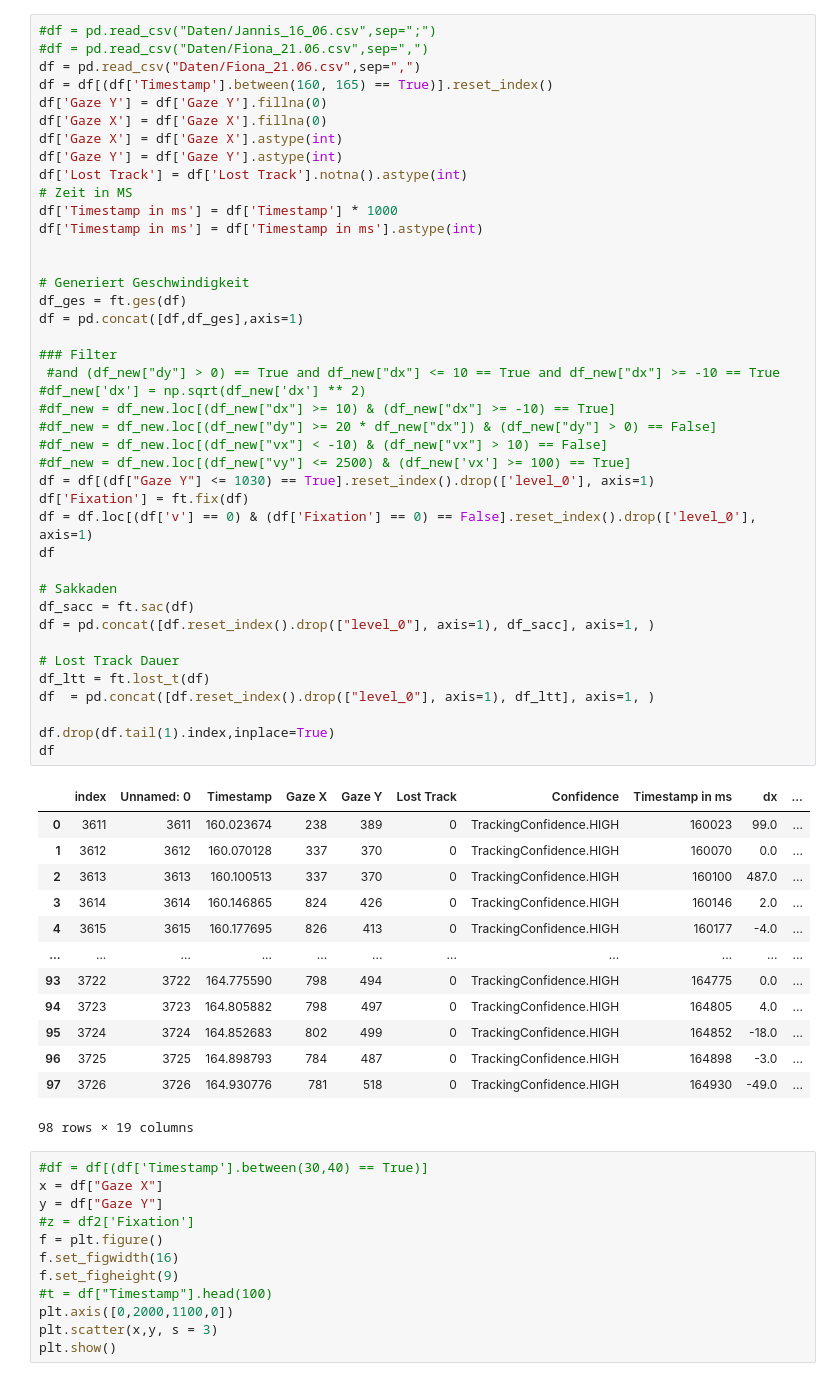
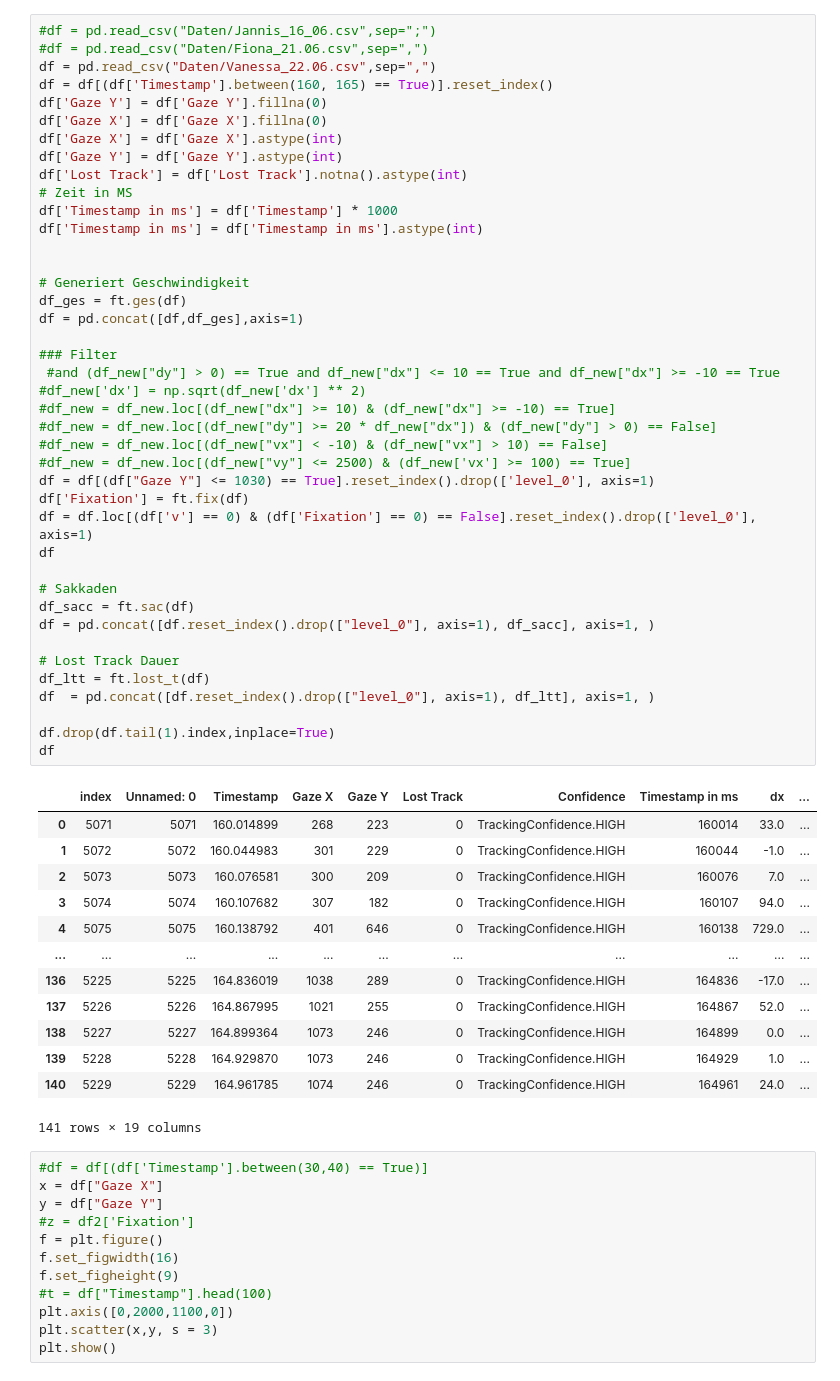
Before and after one commit to giannywise/Eyetracking, a Jupyter notebook: data_analysis.ipynb, the cells around one changed output. Saved outputs shown, nothing was run; the diff lists cells and outputs as text.

```diff
--- a/data_analysis.ipynb
+++ b/data_analysis.ipynb
@@ -11,7 +14,7 @@ import feature as ft
 # %%
 #df = pd.read_csv("Daten/Jannis_16_06.csv",sep=";")
 #df = pd.read_csv("Daten/Fiona_21.06.csv",sep=",")
-df = pd.read_csv("Daten/Fiona_21.06.csv",sep=",")
+df = pd.read_csv("Daten/Vanessa_22.06.csv",sep=",")
 df = df[(df['Timestamp'].between(160, 165) == True)].reset_index()
 df['Gaze Y'] = df['Gaze Y'].fillna(0)
 df['Gaze X'] = df['Gaze X'].fillna(0)
@@ -24,45 +27,45 @@ df['Timestamp in ms'] = df['Timestamp in ms'].astype(int)
 
 
 # Generiert Geschwindigkeit
 df_ges = ft.ges(df)
 df = pd.concat([df,df_ges],axis=1)
 
 ### Filter
  #and (df_new["dy"] > 0) == True and df_new["dx"] <= 10 == True and df_new["dx"] >= -10 == True
 #df_new['dx'] = np.sqrt(df_new['dx'] ** 2)
 #df_new = df_new.loc[(df_new["dx"] >= 10) & (df_new["dx"] >= -10) == True]
 #df_new = df_new.loc[(df_new["dy"] >= 20 * df_new["dx"]) & (df_new["dy"] > 0) == False]
 #df_new = df_new.loc[(df_new["vx"] < -10) & (df_new["vx"] > 10) == False]
 #df_new = df_new.loc[(df_new["vy"] <= 2500) & (df_new['vx'] >= 100) == True]
 df = df[(df["Gaze Y"] <= 1030) == True].reset_index().drop(['level_0'], axis=1)
 df['Fixation'] = ft.fix(df)
 df = df.loc[(df['v'] == 0) & (df['Fixation'] == 0) == False].reset_index().drop(['level_0'], axis=1)
 df
 
 # Sakkaden
 df_sacc = ft.sac(df)
 df = pd.concat([df.reset_index().drop(["level_0"], axis=1), df_sacc], axis=1, )
 
 # Lost Track Dauer
 df_ltt = ft.lost_t(df)
 df  = pd.concat([df.reset_index().drop(["level_0"], axis=1), df_ltt], axis=1, )
 
 df.drop(df.tail(1).index,inplace=True)
 df
 # %% [output]
 |  | index | Unnamed: 0 | Timestamp | Gaze X | Gaze Y | Lost Track | Confidence | Timestamp in ms | dx | ... |
-| 0 | 3611 | 3611 | 160.023674 | 238 | 389 | 0 | TrackingConfidence.HIGH | 160023 | 99.0 | ... |
-| 1 | 3612 | 3612 | 160.070128 | 337 | 370 | 0 | TrackingConfidence.HIGH | 160070 | 0.0 | ... |
-| 2 | 3613 | 3613 | 160.100513 | 337 | 370 | 0 | TrackingConfidence.HIGH | 160100 | 487.0 | ... |
-| 3 | 3614 | 3614 | 160.146865 | 824 | 426 | 0 | TrackingConfidence.HIGH | 160146 | 2.0 | ... |
-| 4 | 3615 | 3615 | 160.177695 | 826 | 413 | 0 | TrackingConfidence.HIGH | 160177 | -4.0 | ... |
+| 0 | 5071 | 5071 | 160.014899 | 268 | 223 | 0 | TrackingConfidence.HIGH | 160014 | 33.0 | ... |
+| 1 | 5072 | 5072 | 160.044983 | 301 | 229 | 0 | TrackingConfidence.HIGH | 160044 | -1.0 | ... |
+| 2 | 5073 | 5073 | 160.076581 | 300 | 209 | 0 | TrackingConfidence.HIGH | 160076 | 7.0 | ... |
+| 3 | 5074 | 5074 | 160.107682 | 307 | 182 | 0 | TrackingConfidence.HIGH | 160107 | 94.0 | ... |
+| 4 | 5075 | 5075 | 160.138792 | 401 | 646 | 0 | TrackingConfidence.HIGH | 160138 | 729.0 | ... |
 | ... | ... | ... | ... | ... | ... | ... | ... | ... | ... | ... |
-| 93 | 3722 | 3722 | 164.775590 | 798 | 494 | 0 | TrackingConfidence.HIGH | 164775 | 0.0 | ... |
-| 94 | 3723 | 3723 | 164.805882 | 798 | 497 | 0 | TrackingConfidence.HIGH | 164805 | 4.0 | ... |
-| 95 | 3724 | 3724 | 164.852683 | 802 | 499 | 0 | TrackingConfidence.HIGH | 164852 | -18.0 | ... |
-| 96 | 3725 | 3725 | 164.898793 | 784 | 487 | 0 | TrackingConfidence.HIGH | 164898 | -3.0 | ... |
-| 97 | 3726 | 3726 | 164.930776 | 781 | 518 | 0 | TrackingConfidence.HIGH | 164930 | -49.0 | ... |
+| 136 | 5225 | 5225 | 164.836019 | 1038 | 289 | 0 | TrackingConfidence.HIGH | 164836 | -17.0 | ... |
+| 137 | 5226 | 5226 | 164.867995 | 1021 | 255 | 0 | TrackingConfidence.HIGH | 164867 | 52.0 | ... |
+| 138 | 5227 | 5227 | 164.899364 | 1073 | 246 | 0 | TrackingConfidence.HIGH | 164899 | 0.0 | ... |
+| 139 | 5228 | 5228 | 164.929870 | 1073 | 246 | 0 | TrackingConfidence.HIGH | 164929 | 1.0 | ... |
+| 140 | 5229 | 5229 | 164.961785 | 1074 | 246 | 0 | TrackingConfidence.HIGH | 164961 | 24.0 | ... |
-98 rows × 19 columns
+141 rows × 19 columns
 # %%
 #df = df[(df['Timestamp'].between(30,40) == True)]
 x = df["Gaze X"]
```
Also changed, not shown: parts of 2 cells of this notebook, 2 other files.
